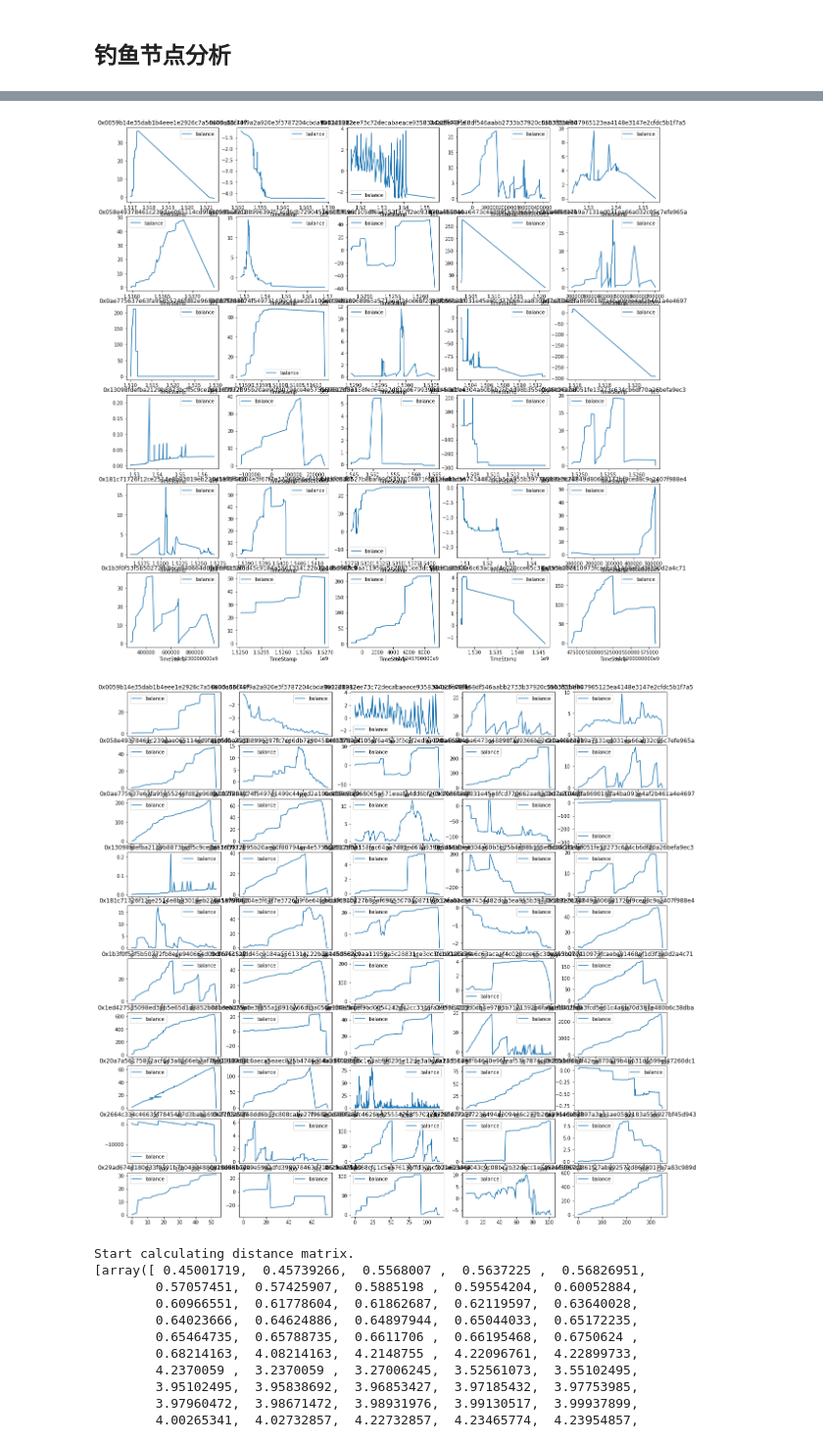
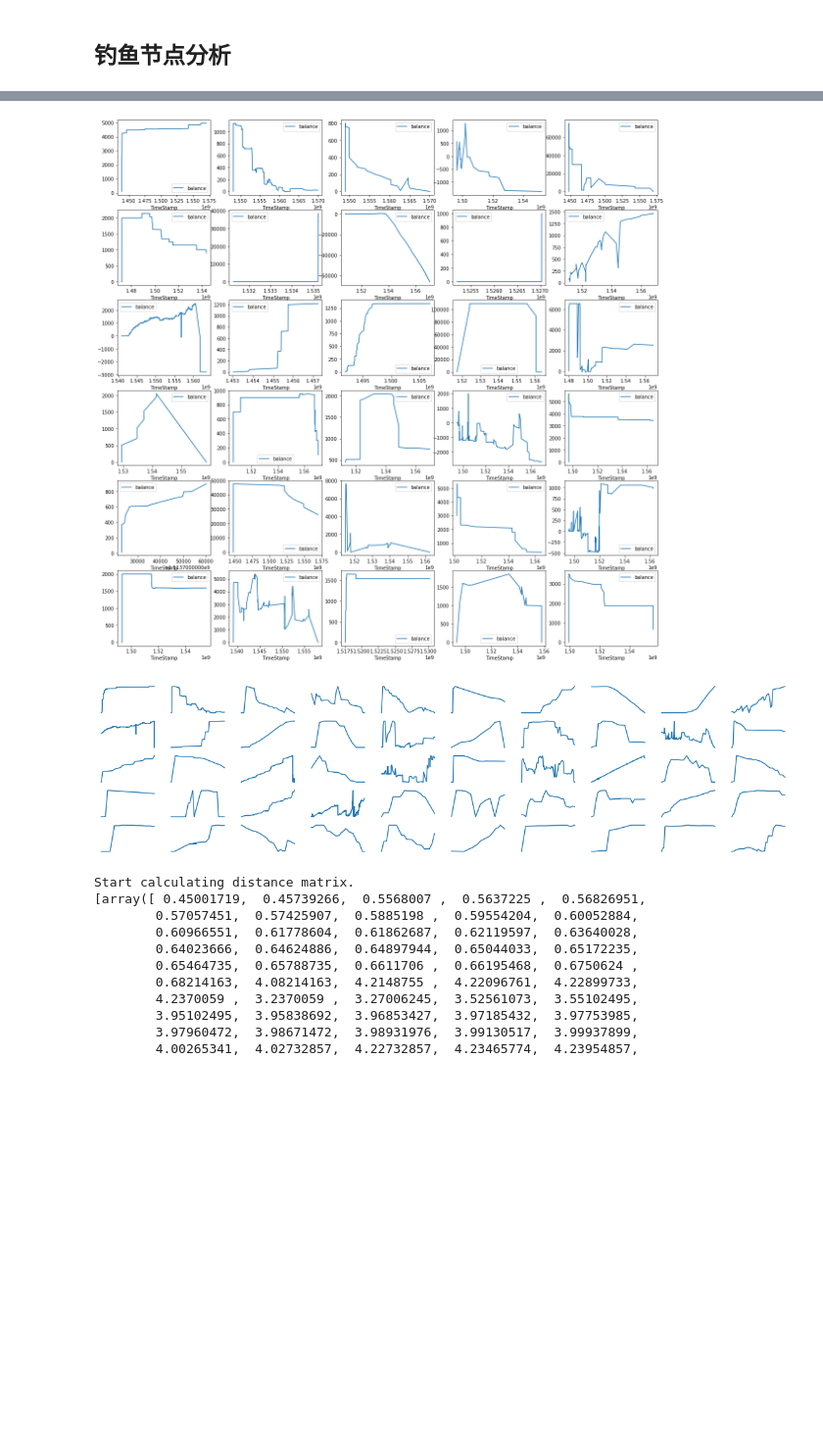
Before and after one commit to YancyKahn/eth-phishing-detection, a Jupyter notebook: notebook/phishing_analysis.ipynb, the cells around one changed output, grey strips where cells are left out. Shown at 98% size. Cells and saved outputs as stored; diff of their text form; code cells hidden in the pictures; blank space fills up the shorter version.

```diff
--- a/notebook/phishing_analysis.ipynb
+++ b/notebook/phishing_analysis.ipynb
@@ -13,0 +9,3 @@ x:\Datasets\Blockchain\xblock.pro\Phishing
+# %%
+pwd = r'X:\Datasets\Blockchain\xblock.pro\eth-phishing-detection\original_data\open'
+print(pwd)
@@ -22,12 +22,14 @@ for file in os.listdir(pwd + "/非钓鱼一阶节点/"):
         df = pd.read_csv(pwd + "/非钓鱼一阶节点/" + file)
         # if len(df) > 50:
             # 按照时间戳进行排序
+        if len(df) < 10:
+            continue
         df = df.sort_values(by='TimeStamp')
-        # df['is_out'] = df['From'] == file.split('.')[0]
-        # df['tx_value'] = df['Value'] * df['is_out'].apply(lambda x: -1 if x else 1)
-        # # 账户余额的变化
-        # df['balance'] = df['tx_value'].cumsum()
-        # data[file.split('.')[0]] = df
+        df['is_out'] = df['From'] == file.split('.')[0]
+        df['tx_value'] = df['Value'] * df['is_out'].apply(lambda x: -1 if x else 1)
+        # 账户余额的变化
+        df['balance'] = df['tx_value'].cumsum()
+        data[file.split('.')[0]] = df
         item = {}
         item['address'] = file.split('.')[0]
         item['tx_count'] = len(df)
@@ -80,39 +82,51 @@ sub_data = {k: data[k] for k in list(data.keys())[:subgraph_num]}
 for i, (k, v) in enumerate(sub_data.items()):
     ax = axes[i // col_num, i % col_num]
     v.plot(x='TimeStamp', y='balance', ax=ax)
-    ax.set_title(k)
+    # ax.set_title(k)
+    # 显示坐标轴
+    ax.get_xaxis().set_visible(True)
+
 
 plt.show()
 # %% [output]
-[figure, old version]
+[figure, new version]
 # %%
 # 画data中datafram的balance的变化图, 画再不同的子图上
 import matplotlib.pyplot as plt
 
 # 共画30张子图
 subgraph_num = 50
 
 # 一行画6张子图
-row_num = 10
+row_num = 5
 
 # 一列画5张子图
-col_num = 5
+col_num = 10
 
 # 画图的大小
-fig_size = (20, 20)
+fig_size = (20, 5)
 
 fig, axes = plt.subplots(row_num, col_num, figsize=fig_size)
 sub_data = {k: data[k] for k in list(data.keys())[:subgraph_num]}
 
 for i, (k, v) in enumerate(sub_data.items()):
     ax = axes[i // col_num, i % col_num]
     # 横坐标为index, 纵坐标为balance
     v.plot(y='balance', ax=ax)
-    ax.set_title(k)
-
+    # ax.set_title(k[:25])
+    # x和y的坐标轴的值不显示
+    ax.get_xaxis().set_visible(False)
+    ax.get_yaxis().set_visible(False)
+    # 不显示legend
+    ax.legend().set_visible(False)
+    # 不显示边框
+    ax.spines['top'].set_visible(False)
+    ax.spines['right'].set_visible(False)
+    ax.spines['bottom'].set_visible(False)
+    ax.spines['left'].set_visible(False)
 plt.show()
 # %% [output]
-[figure, old version]
+[figure, new version]
 # %%
 # K-means + DTW对时序数据进行聚类
 
```
Also changed, not shown: parts of 5 cells of this notebook, 5 other files.
